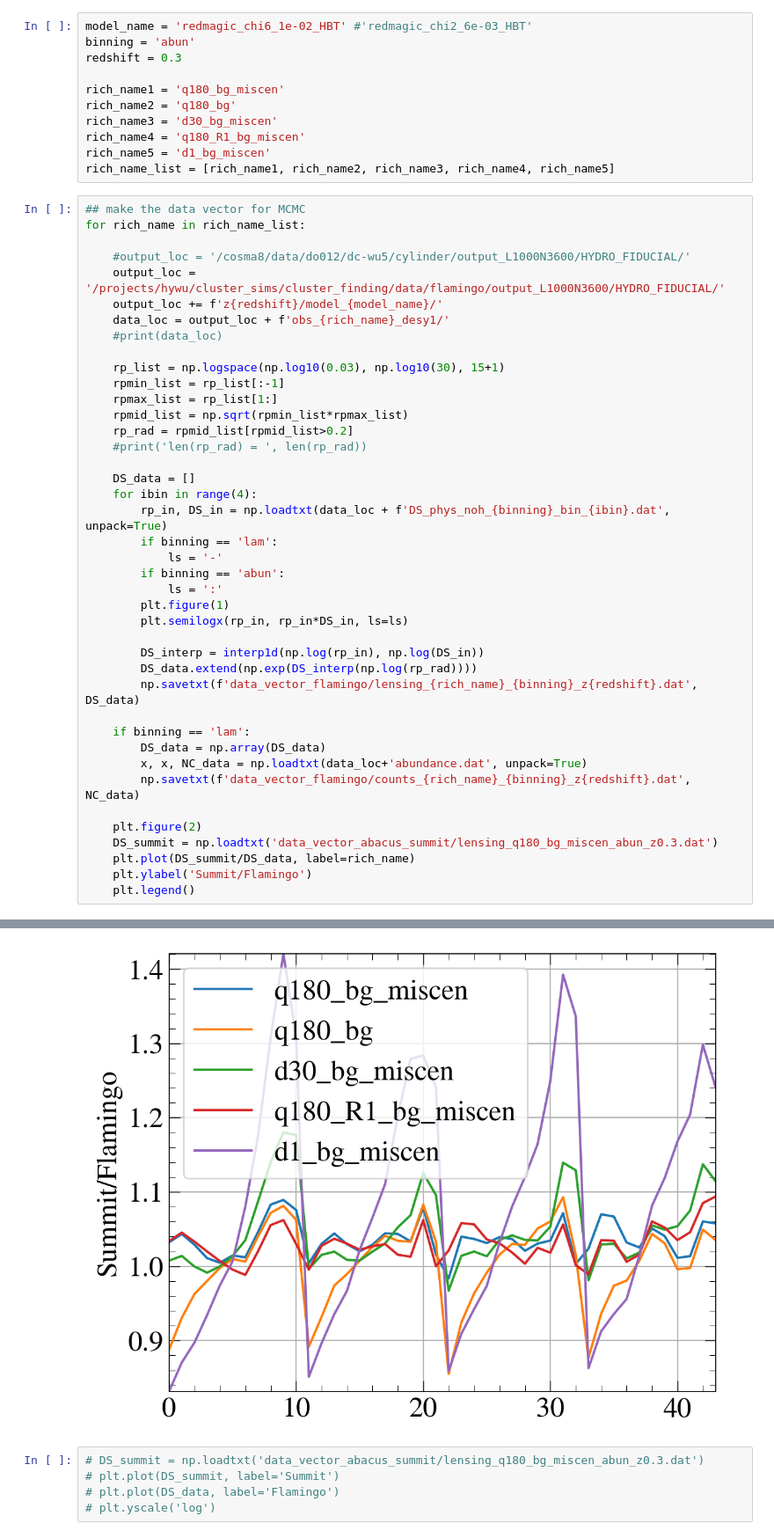
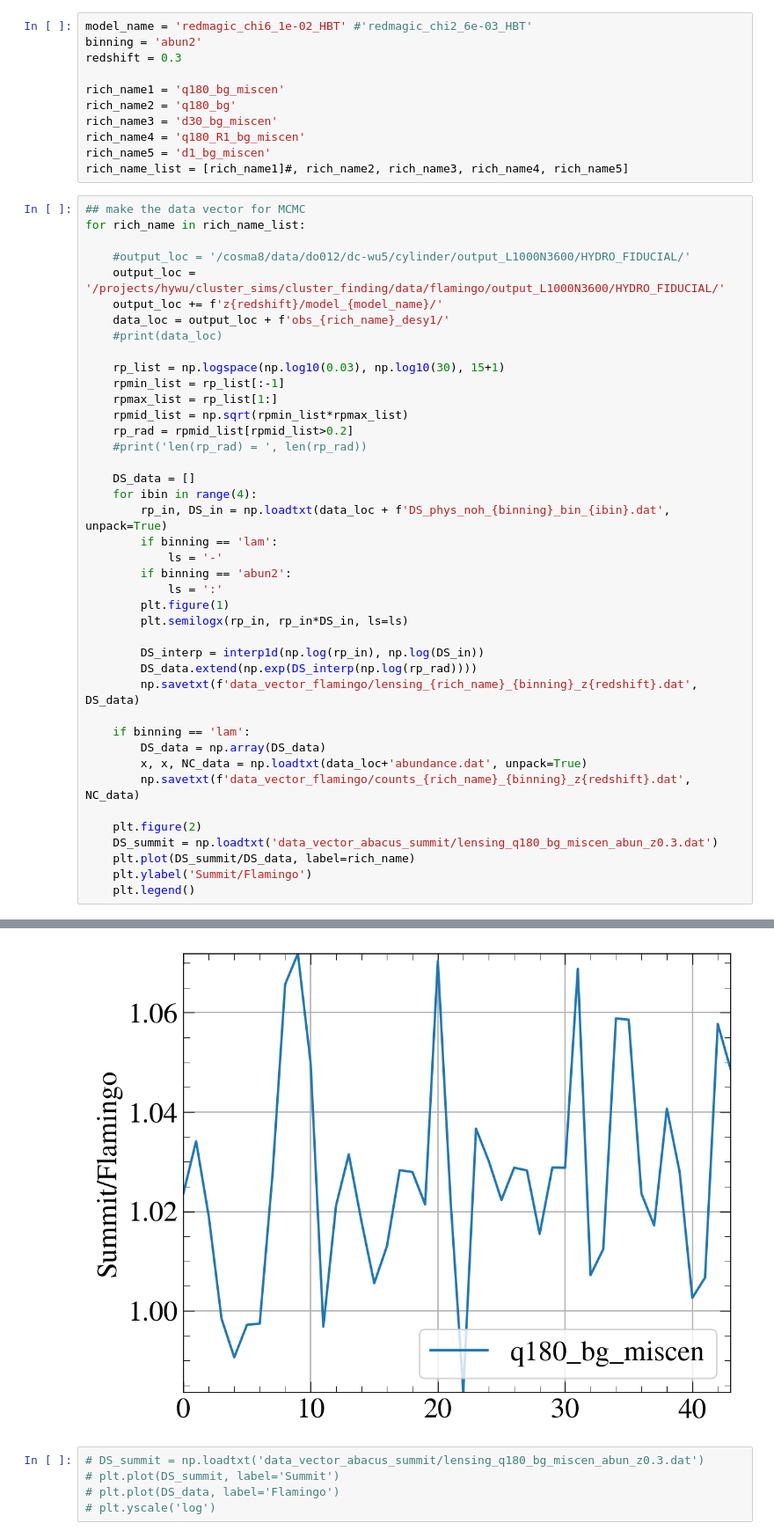
Before and after one commit to hywu/hod-selection-bias, a Jupyter notebook: repo/data_vector/make_data_vector_flamingo.ipynb, the cells around one changed output, grey strips where cells are left out. Shown at 88% size. Drawn from its saved outputs; the diff is of its cells as text.

```diff
--- a/repo/data_vector/make_data_vector_flamingo.ipynb
+++ b/repo/data_vector/make_data_vector_flamingo.ipynb
@@ -12,6 +9,6 @@ The autoreload extension is already loaded. To reload it, use:
 # %%
 model_name = 'redmagic_chi6_1e-02_HBT' #'redmagic_chi2_6e-03_HBT'
-binning = 'abun'
+binning = 'abun2'
 redshift = 0.3
 
 rich_name1 = 'q180_bg_miscen'
@@ -19,7 +16,7 @@ rich_name2 = 'q180_bg'
 rich_name3 = 'd30_bg_miscen'
 rich_name4 = 'q180_R1_bg_miscen'
 rich_name5 = 'd1_bg_miscen'
-rich_name_list = [rich_name1, rich_name2, rich_name3, rich_name4, rich_name5]
+rich_name_list = [rich_name1]#, rich_name2, rich_name3, rich_name4, rich_name5]
 # %%
 ## make the data vector for MCMC
 for rich_name in rich_name_list:
@@ -42,7 +39,7 @@ for rich_name in rich_name_list:
         rp_in, DS_in = np.loadtxt(data_loc + f'DS_phys_noh_{binning}_bin_{ibin}.dat', unpack=True)
         if binning == 'lam':
             ls = '-'
-        if binning == 'abun':
+        if binning == 'abun2':
             ls = ':'
         plt.figure(1)
         plt.semilogx(rp_in, rp_in*DS_in, ls=ls)
@@ -66,4 +63,4 @@ for rich_name in rich_name_list:
-[figure, old version]
+[figure, new version]
 # %%
 # DS_summit = np.loadtxt('data_vector_abacus_summit/lensing_q180_bg_miscen_abun_z0.3.dat')
 # plt.plot(DS_summit, label='Summit')
```
Also changed, not shown: parts of 3 cells of this notebook, 6 other files.
